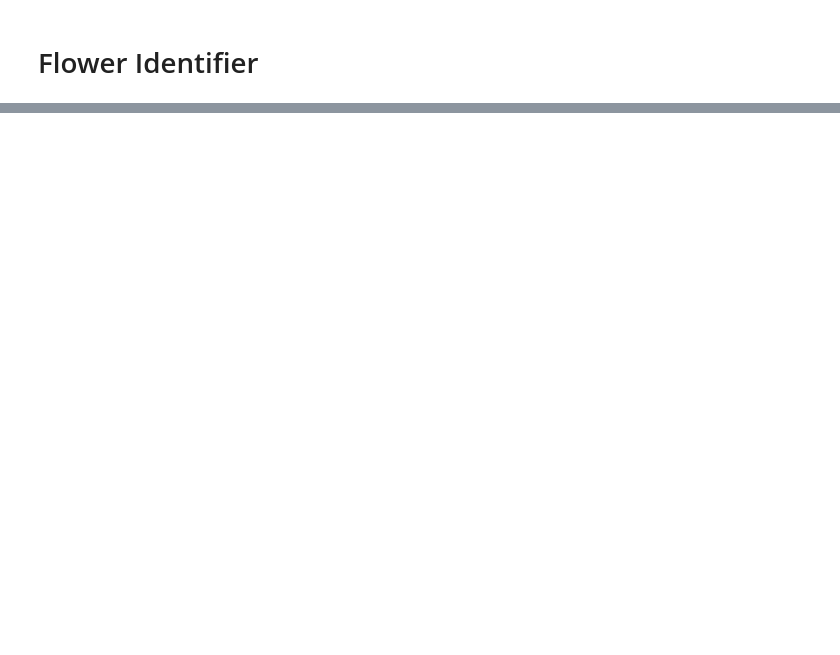
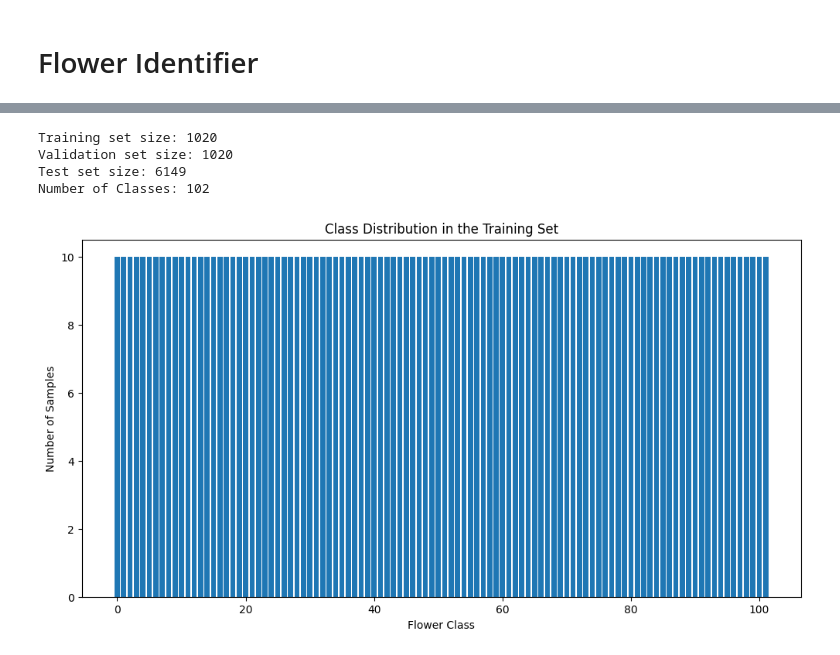
Before and after one commit to shanjali/Flower-Identifier, a Jupyter notebook: flower_finetuned_model.ipynb, the cells around one changed output, grey strips where cells are left out. Drawn from its saved outputs; the diff is of its cells as text; code cells hidden in the pictures; blank space fills up the shorter version.

```diff
--- a/flower_finetuned_model.ipynb
+++ b/flower_finetuned_model.ipynb
@@ -11,0 +14,31 @@ train_dataset, test_dataset, val_dataset = dataset['train'], dataset['test'], da
+# %%
+# Dataset size and class information
+num_training = info.splits['train'].num_examples
+num_validation = info.splits['validation'].num_examples
+num_test = info.splits['test'].num_examples
+
+print(f'Training set size: {num_training}')
+print(f'Validation set size: {num_validation}')
+print(f'Test set size: {num_test}')
+
+num_classes = info.features['label'].num_classes
+print(f'Number of Classes: {num_classes}')
+# %% [output]
+Training set size: 1020
+Validation set size: 1020
+Test set size: 6149
+Number of Classes: 102
+# %%
+labels = []
+for _, label in train_dataset:
+    labels.append(label.numpy())
+
+unique_labels, counts = np.unique(labels, return_counts=True)
+plt.figure(figsize=(12, 6))
+plt.bar(unique_labels, counts)
+plt.xlabel('Flower Class')
+plt.ylabel('Number of Samples')
+plt.title('Class Distribution in the Training Set')
+plt.show()
+# %% [output]
+[figure, added]
```
Also changed, not shown: parts of 12 cells of this notebook.
